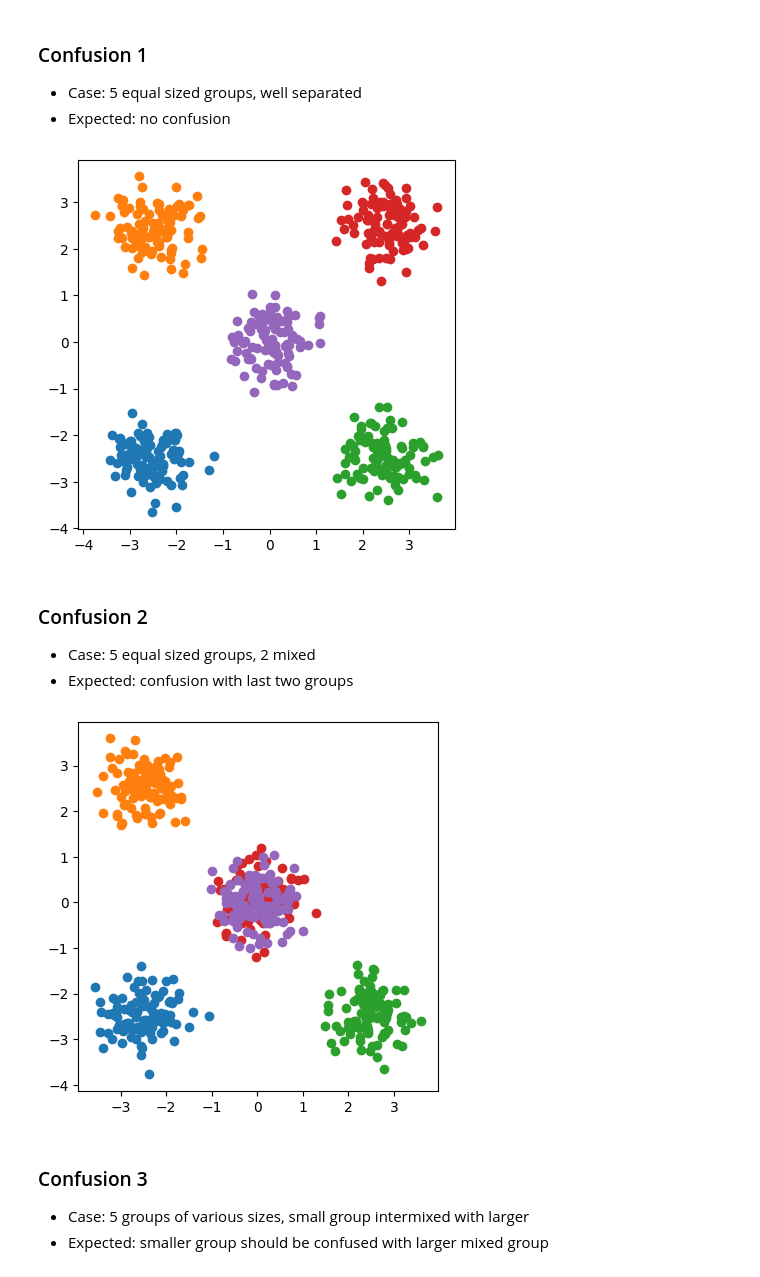
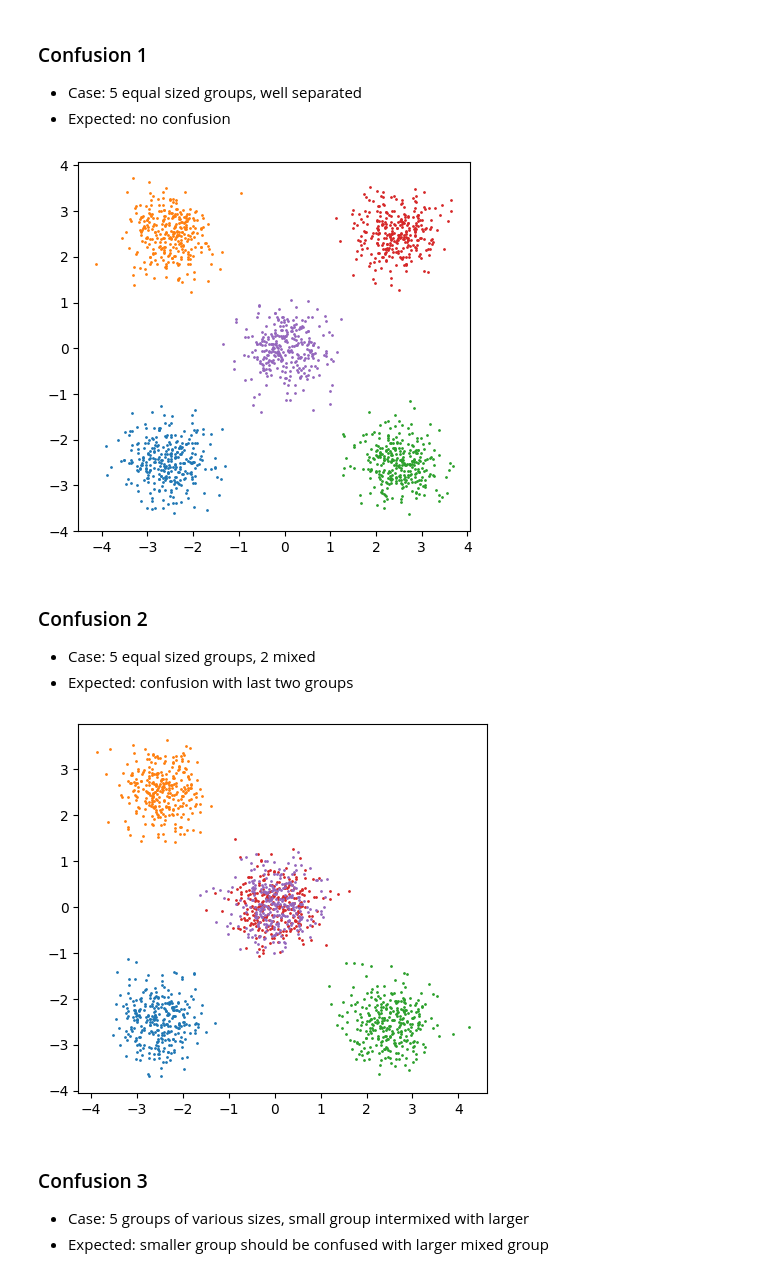
Before and after one commit to OzetteTech/comparative-embedding-visualization, a Jupyter notebook: notebooks/test_cases/confusion.ipynb, the cells around one changed output. Drawn from its saved outputs; the diff is of its cells as text; code cells hidden in the pictures.

```diff
--- a/notebooks/test_cases/confusion.ipynb
+++ b/notebooks/test_cases/confusion.ipynb
@@ -1,4 +1,5 @@
 # %%
+import dataclasses
 import itertools
 from typing import Iterable
 
@@ -6,33 +7,37 @@ import matplotlib.pyplot as plt
 import numpy as np
 import pandas as pd
 import seaborn as sns
+from sklearn.neighbors import NearestNeighbors
+
+import embcomp as ec
 
 
 def plot(df_or_seq):
     if isinstance(df_or_seq, pd.DataFrame):
-        seq = map(lambda x: x[1].values, df_or_seq.groupby("label"))
-    else:
-        seq = df_or_seq
-
+        seq = [X.values for _, X in df_or_seq.groupby("label")]
     plt.gca().set_aspect("equal")
     for X in seq:
-        plt.scatter(X[:, 0], X[:, 1])
+        plt.scatter(X[:, 0], X[:, 1], s=1)
 
 
-def as_df(results, labels: Iterable[str] = "ABCDEFGHIJKLMNOPQRSTUVWXYZ"):
+def dataframe(generate_pts, labels: Iterable[str] = "ABCDEFGHIJKLMNOPQRSTUVWXYZ"):
     """Collects sequence of X into a labeled pd.DataFrame"""
-    dfs = []
-    for label, result in zip(labels, results):
-        if isinstance(result, tuple):
-            label, X = result
-        else:
-            X = result
 
-        dfs.append(pd.DataFrame(dict(x=X[:, 0], y=X[:, 1], label=label)))
+    def wrapper(*args, **kwargs):
+        dfs = []
+        for label, result in zip(labels, generate_pts(*args, **kwargs)):
+            if isinstance(result, tuple):
+                label, X = result
+            else:
+                X = result
 
-    df = pd.concat(dfs)
-    df.label = df.label.astype("category")
-    return df
+            dfs.append(pd.DataFrame(dict(x=X[:, 0], y=X[:, 1], label=label)))
+
+        df = pd.concat(dfs)
+        df.label = df.label.astype("category")
+        return df
+
+    return wrapper
 
 
 Covariance2D = tuple[tuple[float, float], tuple[float, float]]
@@ -42,7 +47,8 @@ Covariance2D = tuple[tuple[float, float], tuple[float, float]]
 - Case: 5 equal sized groups, well separated
 - Expected: no confusion
 # %%
-def case1(x: float = 2.5, cov: Covariance2D = ((0.2, 0), (0, 0.2)), size: int = 100):
+@dataframe
+def case1(x: float = 2.5, cov: Covariance2D = ((0.2, 0), (0, 0.2)), size: int = 300):
     yield np.random.multivariate_normal((-x, -x), cov, size)
     yield np.random.multivariate_normal((-x, x), cov, size)
     yield np.random.multivariate_normal((x, -x), cov, size)
@@ -52,24 +58,25 @@ def case1(x: float = 2.5, cov: Covariance2D = ((0.2, 0), (0, 0.2)), size: int =
 
 plot(case1())
 # %% [output]
-[figure, old version]
+[figure, new version]
 # %% [markdown]
 ### Confusion 2
 
 - Case: 5 equal sized groups, 2 mixed
 - Expected: confusion with last two groups
 # %%
-def case2(x: float = 2.5, cov: Covariance2D = ((0.2, 0), (0, 0.2)), size: int = 100):
+@dataframe
+def case2(x: float = 2.5, cov: Covariance2D = ((0.2, 0), (0, 0.2)), size: int = 300):
     yield np.random.multivariate_normal((-x, -x), cov, size)
     yield np.random.multivariate_normal((-x, x), cov, size)
     yield np.random.multivariate_normal((x, -x), cov, size)
     yield np.random.multivariate_normal((0, 0), cov, size)
     yield np.random.multivariate_normal((0, 0), cov, size)
 
 
 plot(case2())
 # %% [output]
-[figure, old version]
+[figure, new version]
 # %% [markdown]
 ### Confusion 3
 
```
Also changed, not shown: parts of 7 cells of this notebook, 2 other files.
